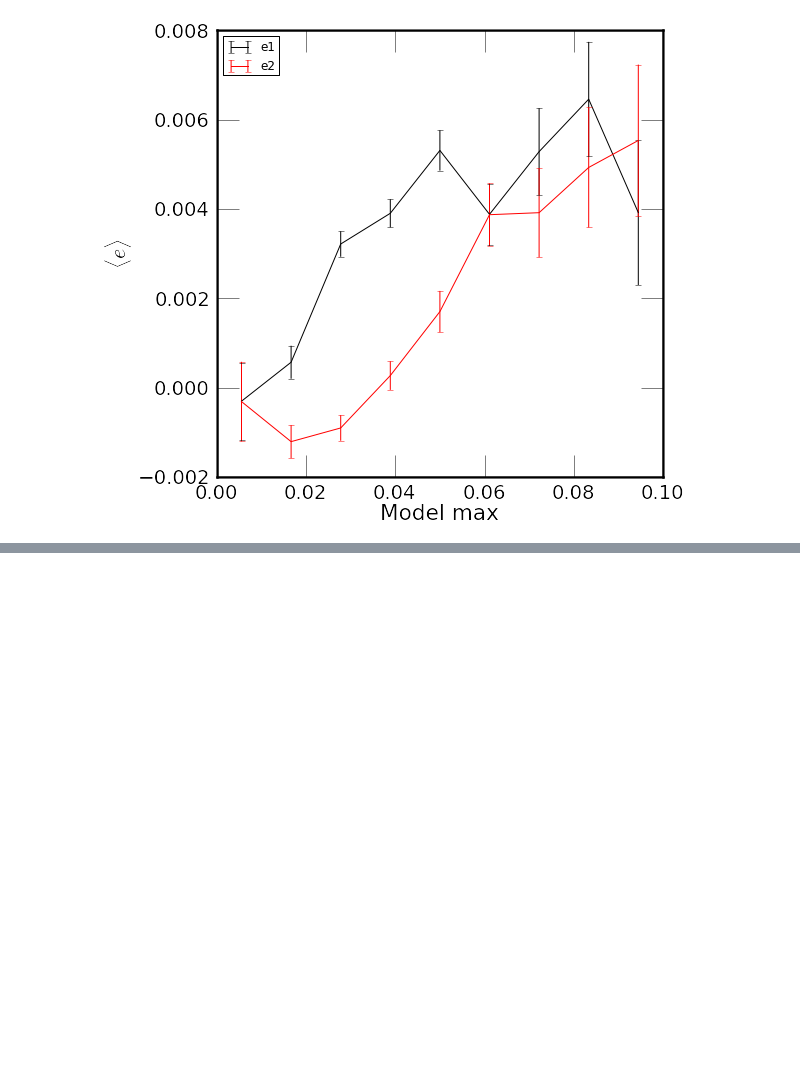
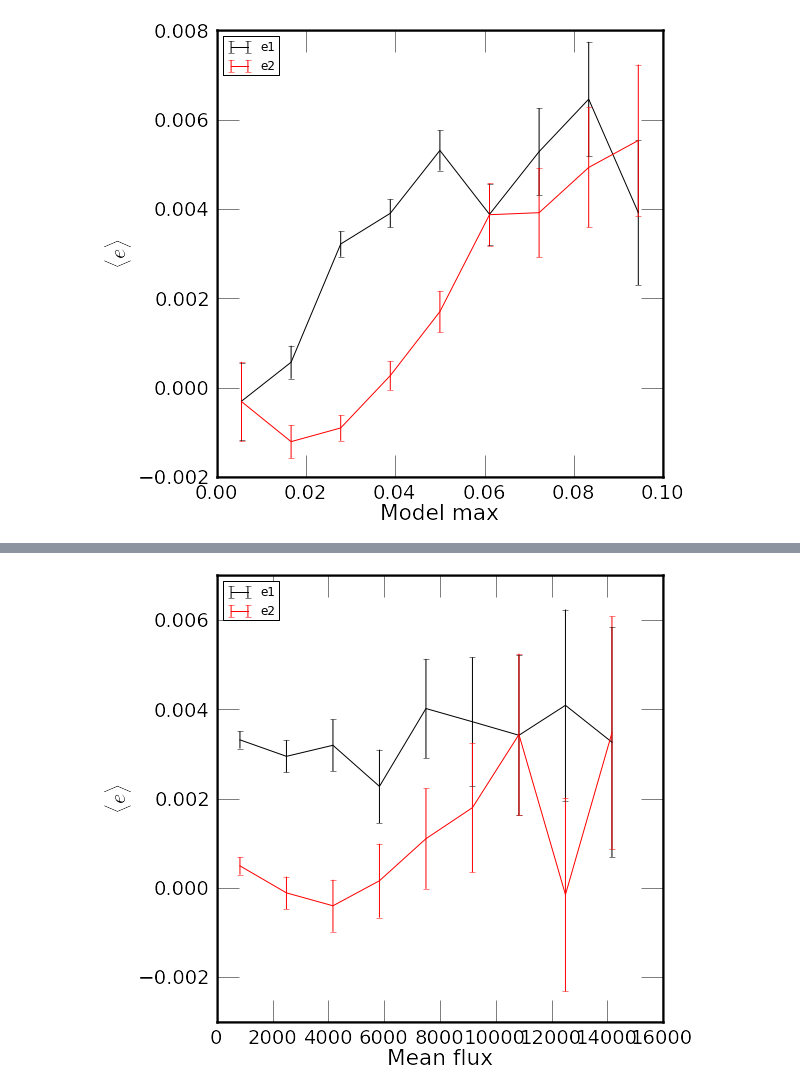
Before and after one commit to vvinuv/ipynb, a Jupyter notebook: im3shape_v6.ipynb, the cells around one changed output, grey strips where cells are left out. Cells and saved outputs as stored; diff of their text form; code cells hidden in the pictures; blank space fills up the shorter version.

```diff
--- a/im3shape_v6.ipynb
+++ b/im3shape_v6.ipynb
@@ -201,0 +224,5 @@ bas.plot_q(iim3[spte]['model_max'], iim3[spte]['e1'], iim3[spte]['e2'], 0, 0.1,
+# %%
+im3=0
+bas.plot_q(iim3[spte]['mean_flux'], iim3[spte]['e1'], iim3[spte]['e2'], 0, 15000, 10, 'Mean flux', figsize=(8,8))
+# %% [output]
+[figure, added]
```
Also changed, not shown: parts of 13 cells of this notebook.
